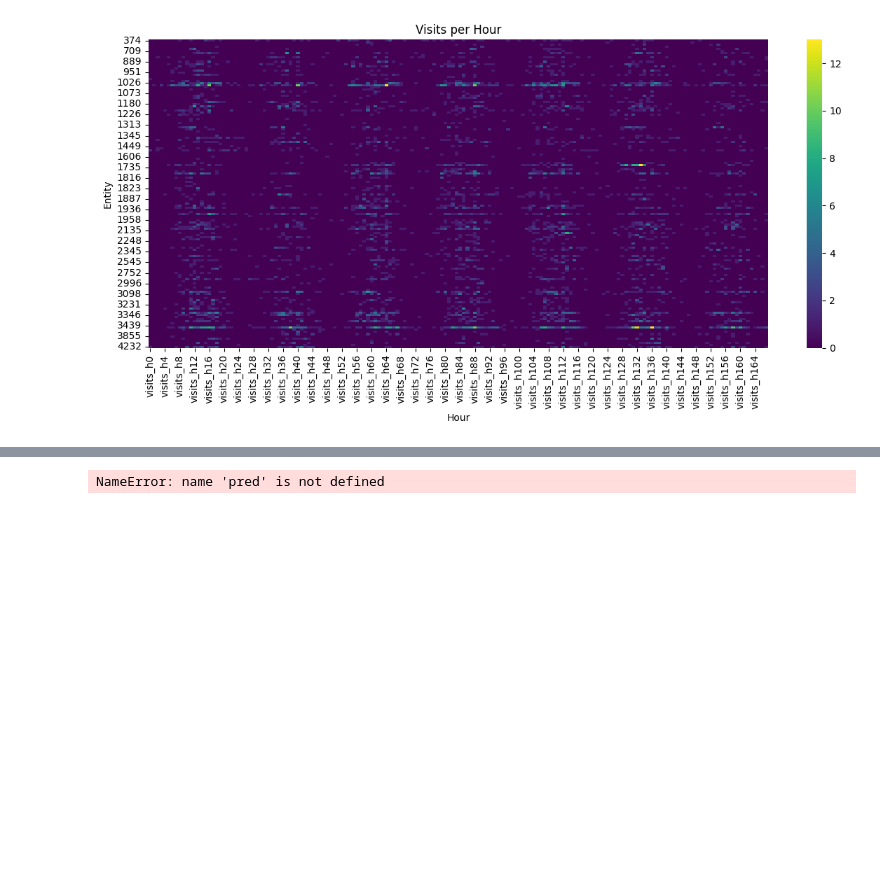
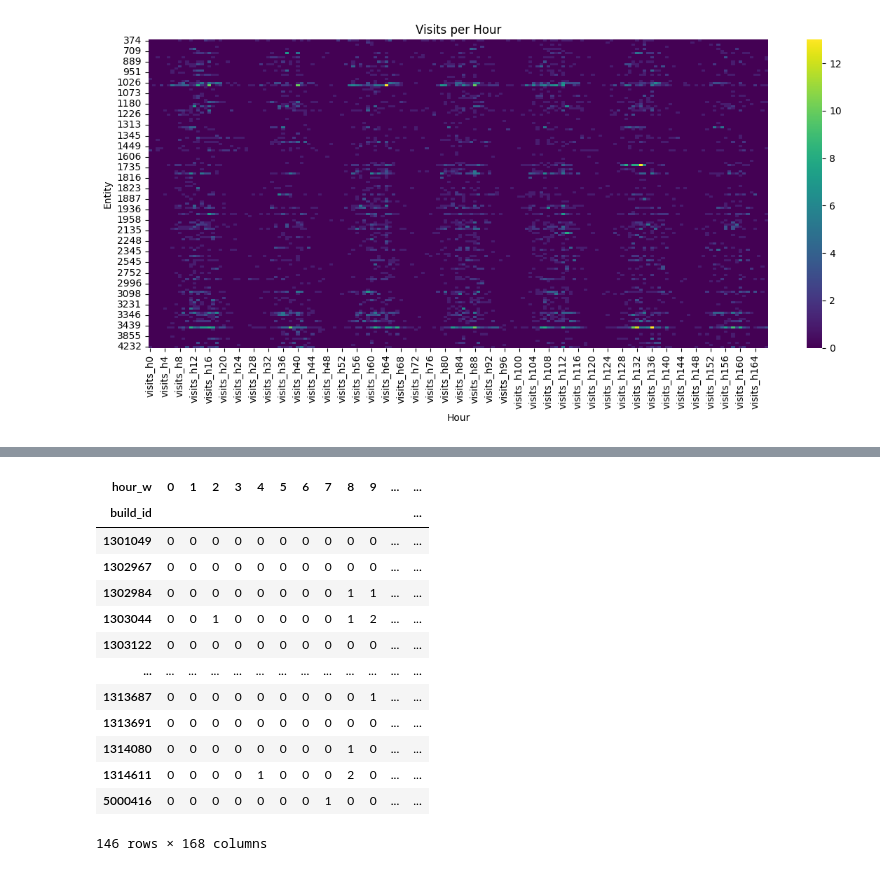
Before and after one commit to BenjaminDalziel/ampnet, a Jupyter notebook: code/small_nn.ipynb, the cells around one changed output, grey strips where cells are left out. Drawn from its saved outputs; the diff is of its cells as text; code cells hidden in the pictures; blank space fills up the shorter version.

```diff
--- a/code/small_nn.ipynb
+++ b/code/small_nn.ipynb
@@ -174,19 +146,50 @@ len(y)
 # %%
 model.eval()
 with torch.no_grad():
-    pred = (model(
-            x_sin_dow,
-            x_cos_dow,
-            x_sin_hour,
-            x_cos_hour,
-            x_area,
-            x_type)
+    pred = (model(x_sin_hod, x_cos_hod, x_area, x_sin_dow, x_cos_dow, x_type)
             .detach()
             .cpu()
             .squeeze()
             .numpy())
     obs = y.detach().cpu().squeeze().numpy()
+
+df_pred = pd.DataFrame({
+    'build_id': tr['build_id'],
+    'type':    tr['prim_occ'],
+    'day_w':     tr['day_w'],
+    'hour_d':    tr['hour_d'],
+    'sq_q':    tr['sq_q'],
+    'pred':    pred,
+    'obs':     obs
+})
+
+df_grp = (
+    df_pred
+    .groupby(['type', 'day_w','hour_d'], observed=True)[['pred','obs']]
+    .mean()
+    .reset_index()
+)
+
+
+known_categories = set(tr['prim_occ'].unique())
-# %%
-np.exp(pred)
-# %% [output]
-NameError: name 'pred' is not defined
+# %%
+np.random.seed = 42
+df_pred['hour_w'] = df_pred['day_w'] * 24 + df_pred['hour_d']
+df_pred['simulated'] = np.random.poisson(df_pred['pred'])
+pred_wide = df_pred.pivot(index = 'build_id', columns = 'hour_w', values = 'simulated')
+pred_wide
+# %% [output]
+| hour_w | 0 | 1 | 2 | 3 | 4 | 5 | 6 | 7 | 8 | 9 | ... | ... |
+| build_id |  |  |  |  |  |  |  |  |  |  |  | ... |
+| 1301049 | 0 | 0 | 0 | 0 | 0 | 0 | 0 | 0 | 0 | 0 | ... | ... |
+| 1302967 | 0 | 0 | 0 | 0 | 0 | 0 | 0 | 0 | 0 | 0 | ... | ... |
+| 1302984 | 0 | 0 | 0 | 0 | 0 | 0 | 0 | 0 | 1 | 1 | ... | ... |
+| 1303044 | 0 | 0 | 1 | 0 | 0 | 0 | 0 | 0 | 1 | 2 | ... | ... |
+| 1303122 | 0 | 0 | 0 | 0 | 0 | 0 | 0 | 0 | 0 | 0 | ... | ... |
+| ... | ... | ... | ... | ... | ... | ... | ... | ... | ... | ... | ... | ... |
+| 1313687 | 0 | 0 | 0 | 0 | 0 | 0 | 0 | 0 | 0 | 1 | ... | ... |
+| 1313691 | 0 | 0 | 0 | 0 | 0 | 0 | 0 | 0 | 0 | 0 | ... | ... |
+| 1314080 | 0 | 0 | 0 | 0 | 0 | 0 | 0 | 0 | 1 | 0 | ... | ... |
+| 1314611 | 0 | 0 | 0 | 0 | 1 | 0 | 0 | 0 | 2 | 0 | ... | ... |
+| 5000416 | 0 | 0 | 0 | 0 | 0 | 0 | 0 | 1 | 0 | 0 | ... | ... |
+146 rows × 168 columns
```
Also changed, not shown: parts of 21 cells of this notebook.
